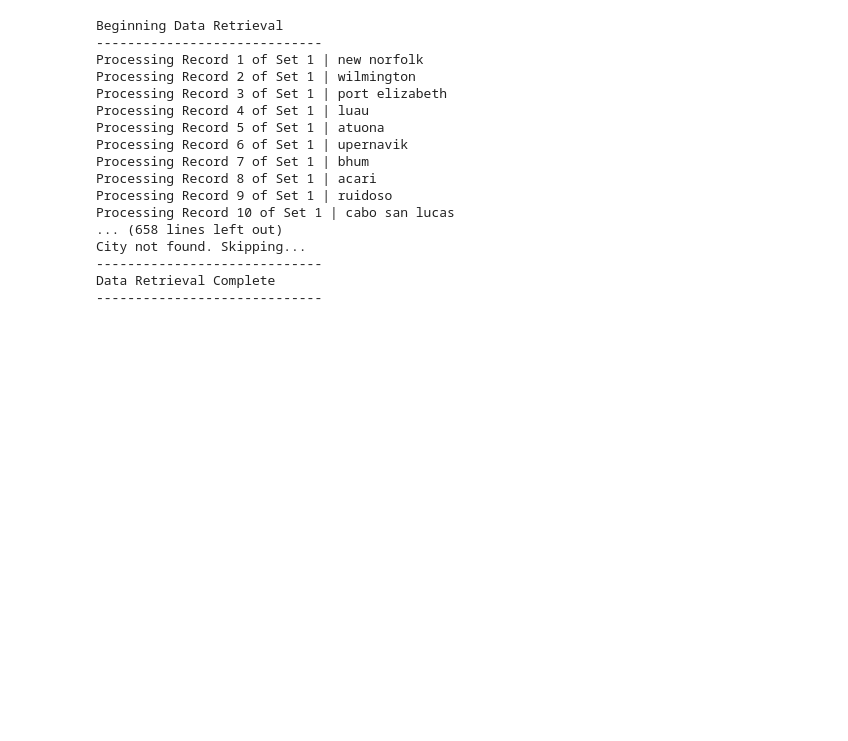
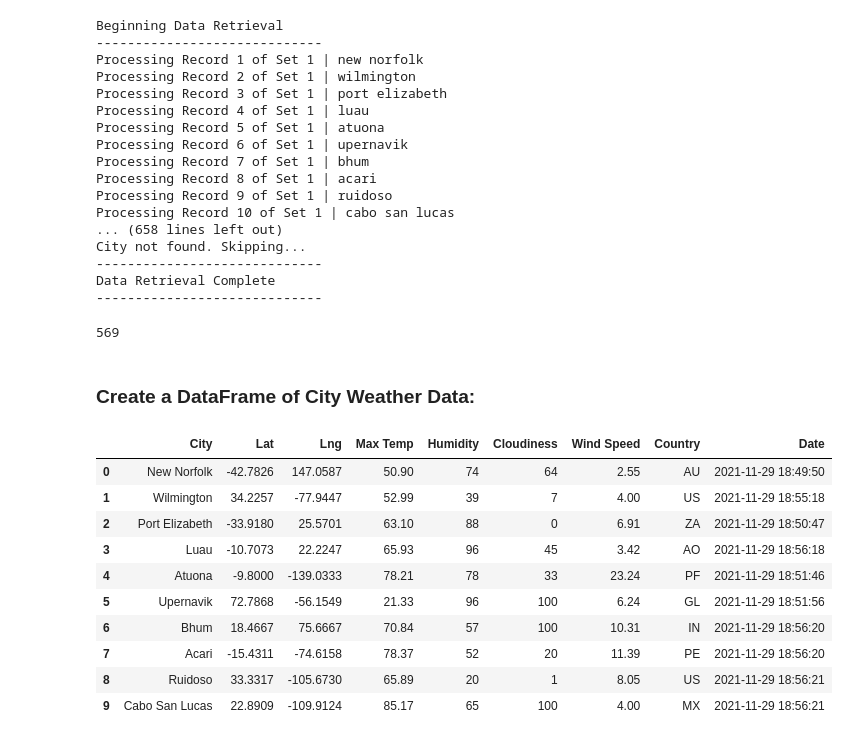
Before and after one commit to Jflux05/World_Weather_Analysis, a Jupyter notebook: WeatherPy.ipynb, the cells around one changed output. Cells and saved outputs as stored; diff of their text form; code cells hidden in the pictures; blank space fills up the shorter version.

Commit message:
changes to WeatherPy complete through 6.2.7 and gitignore file

```diff
--- a/WeatherPy.ipynb
+++ b/WeatherPy.ipynb
@@ -181,3 +181,25 @@ City not found. Skipping...
 -----------------------------
 Data Retrieval Complete
 -----------------------------
+# %%
+len(city_data)
+# %% [output]
+569
+# %% [markdown]
+### Create a DataFrame of City Weather Data:
+# %%
+# Convert the array of dictionaries to a Pandas DataFrame.
+city_data_df = pd.DataFrame(city_data)
+city_data_df.head(10)
+# %% [output]
+|  | City | Lat | Lng | Max Temp | Humidity | Cloudiness | Wind Speed | Country | Date |
+| 0 | New Norfolk | -42.7826 | 147.0587 | 50.90 | 74 | 64 | 2.55 | AU | 2021-11-29 18:49:50 |
+| 1 | Wilmington | 34.2257 | -77.9447 | 52.99 | 39 | 7 | 4.00 | US | 2021-11-29 18:55:18 |
+| 2 | Port Elizabeth | -33.9180 | 25.5701 | 63.10 | 88 | 0 | 6.91 | ZA | 2021-11-29 18:50:47 |
+| 3 | Luau | -10.7073 | 22.2247 | 65.93 | 96 | 45 | 3.42 | AO | 2021-11-29 18:56:18 |
+| 4 | Atuona | -9.8000 | -139.0333 | 78.21 | 78 | 33 | 23.24 | PF | 2021-11-29 18:51:46 |
+| 5 | Upernavik | 72.7868 | -56.1549 | 21.33 | 96 | 100 | 6.24 | GL | 2021-11-29 18:51:56 |
+| 6 | Bhum | 18.4667 | 75.6667 | 70.84 | 57 | 100 | 10.31 | IN | 2021-11-29 18:56:20 |
+| 7 | Acari | -15.4311 | -74.6158 | 78.37 | 52 | 20 | 11.39 | PE | 2021-11-29 18:56:20 |
+| 8 | Ruidoso | 33.3317 | -105.6730 | 65.89 | 20 | 1 | 8.05 | US | 2021-11-29 18:56:21 |
+| 9 | Cabo San Lucas | 22.8909 | -109.9124 | 85.17 | 65 | 100 | 4.00 | MX | 2021-11-29 18:56:21 |
```
Also changed, not shown: parts of 2 cells of this notebook, 3 other files.
